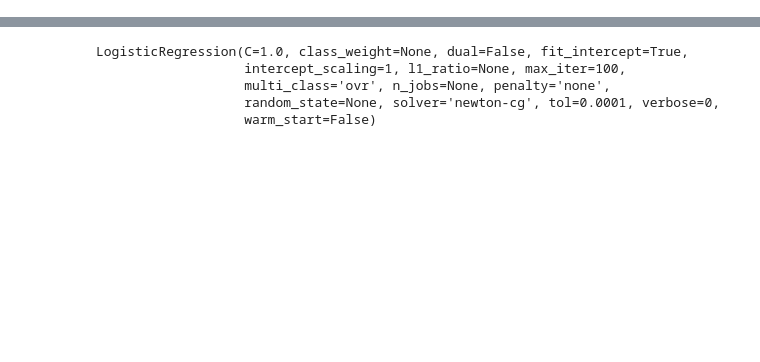
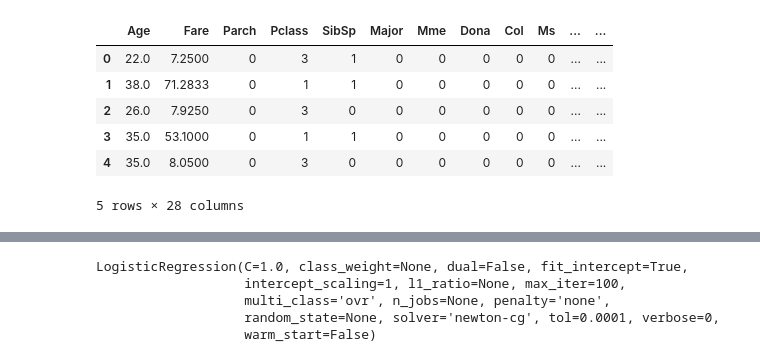
Before and after one commit to csun-data-science-bootcamp-19/Team1, a Jupyter notebook: 2 Model testing.ipynb, the cells around one changed output, grey strips where cells are left out. Drawn from its saved outputs; the diff is of its cells as text; code cells hidden in the pictures; blank space fills up the shorter version.

```diff
--- a/2 Model testing.ipynb
+++ b/2 Model testing.ipynb
@@ -32,6 +32,16 @@ X.shape, Xt.shape, Y.shape
 # X.head()
 # %%
 # Xt.head()
+# %%
+X.head()
+# %% [output]
+|  | Age | Fare | Parch | Pclass | SibSp | Major | Mme | Dona | Col | Ms | ... | ... |
+| 0 | 22.0 | 7.2500 | 0 | 3 | 1 | 0 | 0 | 0 | 0 | 0 | ... | ... |
+| 1 | 38.0 | 71.2833 | 0 | 1 | 1 | 0 | 0 | 0 | 0 | 0 | ... | ... |
+| 2 | 26.0 | 7.9250 | 0 | 3 | 0 | 0 | 0 | 0 | 0 | 0 | ... | ... |
+| 3 | 35.0 | 53.1000 | 0 | 1 | 1 | 0 | 0 | 0 | 0 | 0 | ... | ... |
+| 4 | 35.0 | 8.0500 | 0 | 3 | 0 | 0 | 0 | 0 | 0 | 0 | ... | ... |
+5 rows × 28 columns
 # %%
 thres = 0.68
 temp_acc = pd.Series()
```
Also changed, not shown: parts of 12 cells of this notebook, 1 other file.
